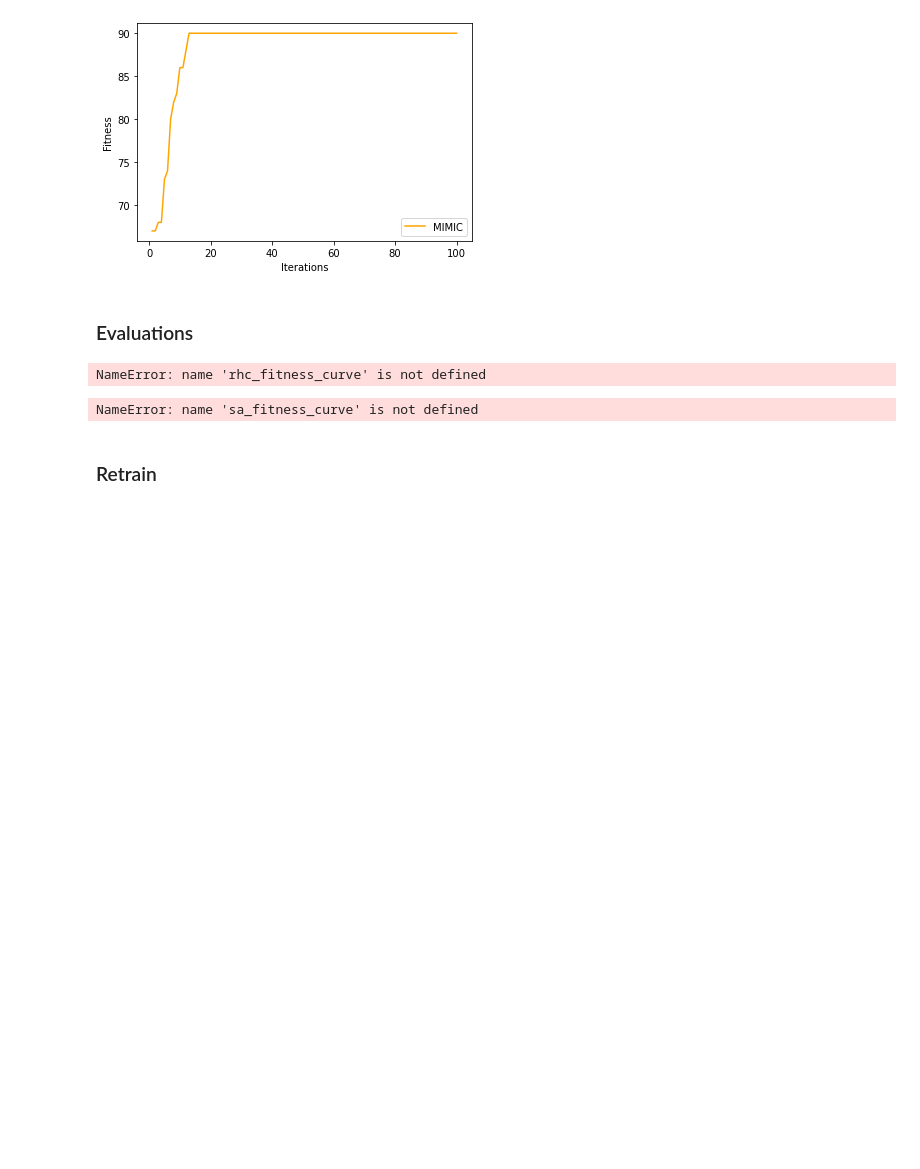
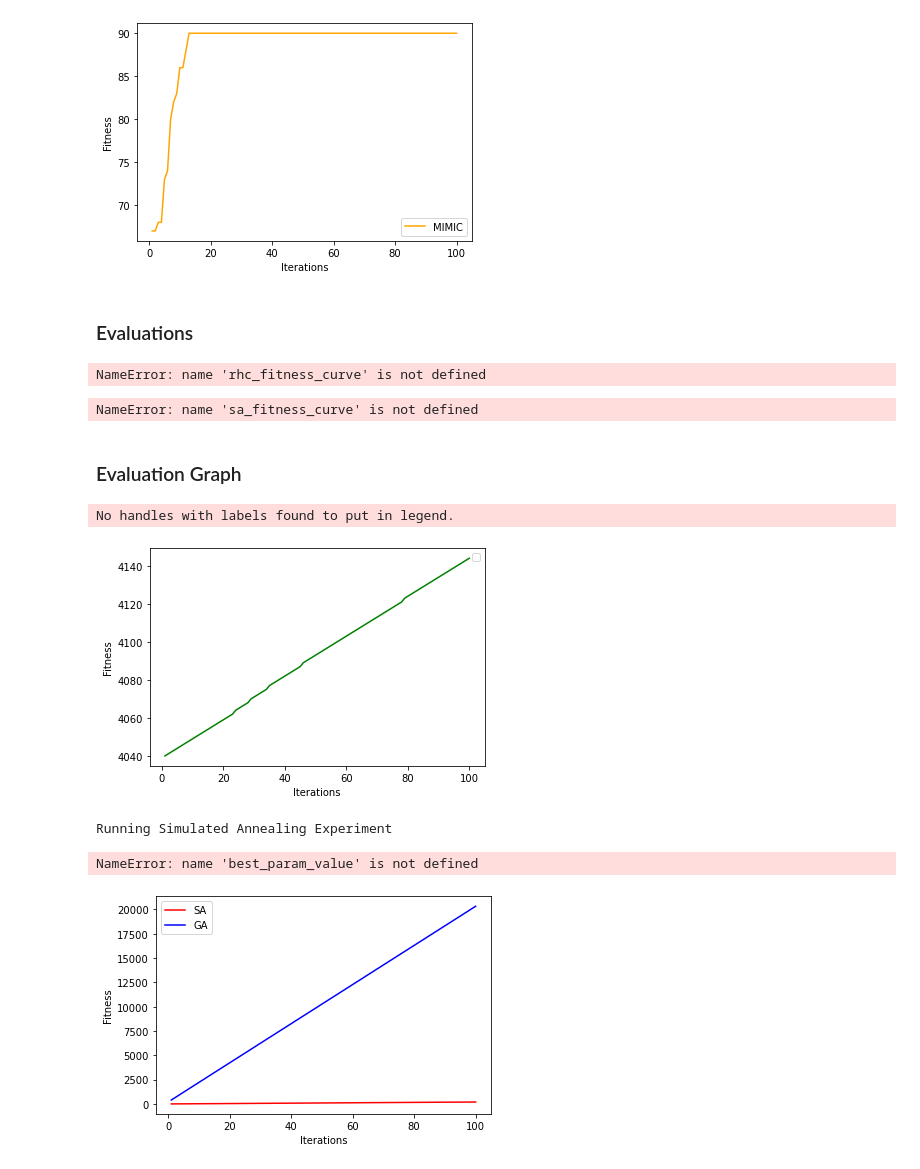
Before and after one commit to adithyav09/gtmcs-ml-assignment-2, a Jupyter notebook: randomized_opt learning assignment/randomized_optimization_assignment.ipynb, the cells around one changed output. Cells and saved outputs as stored; diff of their text form; code cells hidden in the pictures; blank space fills up the shorter version.

```diff
--- a/randomized_opt learning assignment/randomized_optimization_assignment.ipynb
+++ b/randomized_opt learning assignment/randomized_optimization_assignment.ipynb
@@ -614,5 +614,5 @@ NameError: name 'sa_fitness_curve' is not defined
 # Genetic Algorithms curve plot
 plt.plot(iterations, ga_fitness_curve[:, 1], label='GA', color='blue')
 # %% [markdown]
-### Retrain
+### Evaluation Graph
 # %%
@@ -620,0 +704,8 @@ train_random_hill_climbing(fitness_functions_list, restarts_list)
+# %%
+big_func(four_peaks_object)
+# %% [output]
+No handles with labels found to put in legend.
+[figure, added]
+Running Simulated Annealing Experiment
+NameError: name 'best_param_value' is not defined
+[figure, added]
```
Also changed, not shown: parts of 3 cells of this notebook.
